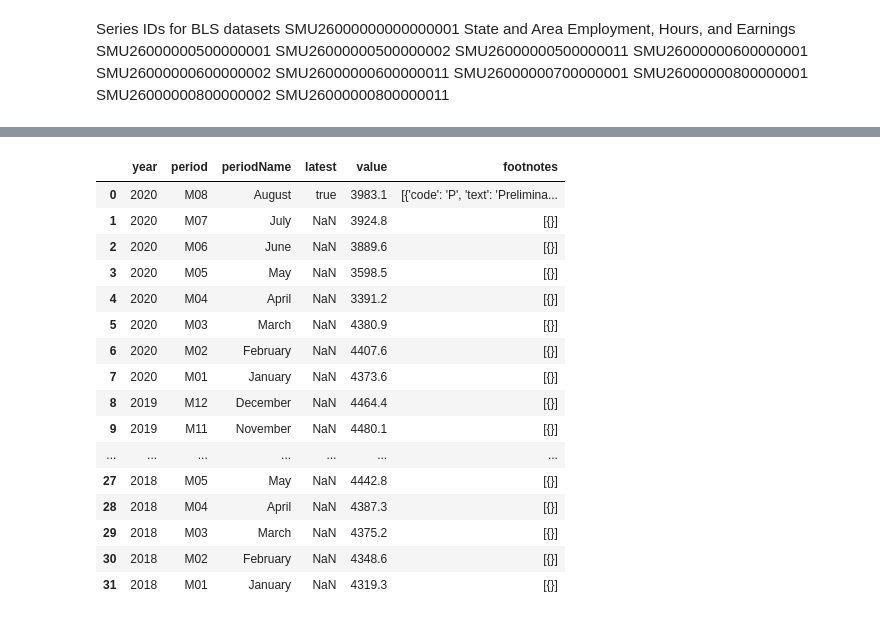
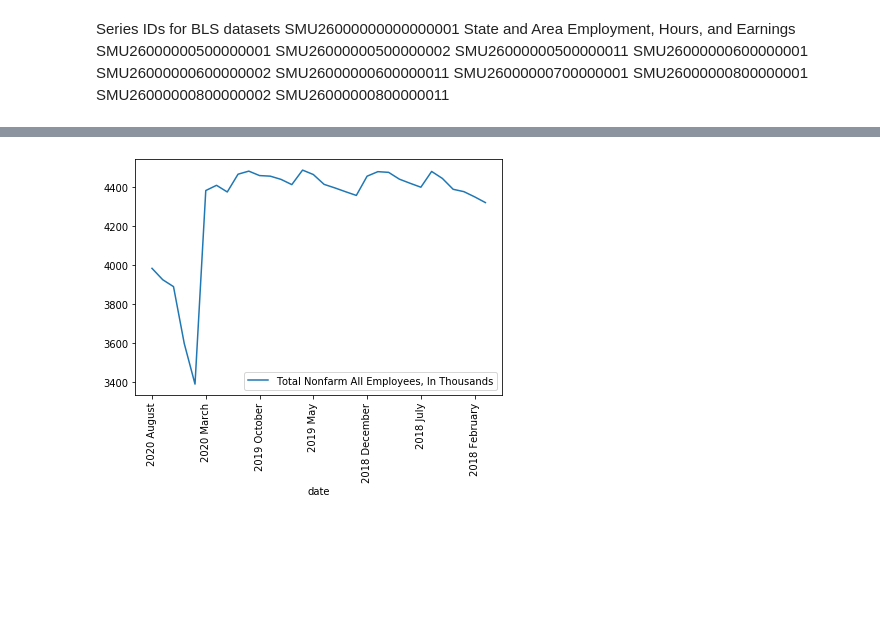
Before and after one commit to KevinKillman/Michigans_Economy_and_Covid, a Jupyter notebook: Kevin/project_1_code.ipynb, the cells around one changed output, grey strips where cells are left out. Cells and saved outputs as stored; diff of their text form; code cells hidden in the pictures; blank space fills up the shorter version.

```diff
--- a/Kevin/project_1_code.ipynb
+++ b/Kevin/project_1_code.ipynb
@@ -203,8 +230,8 @@ dframes = {}
 # Loop creates dictionary dframes with keys being Commerce Industry + Measure Data Type from metadata and values are pandas dataframes
 for series in bls_json['Results']['series']:
     dframes.update({series['catalog']['commerce_industry'] +' '+ series['catalog']['measure_data_type']:pd.DataFrame(series['data'])})
-test_df = dframes['Total Nonfarm All Employees, In Thousands']
+full_bls_df = dframes['Total Nonfarm All Employees, In Thousands']
 for df_name, value_df in dframes.items():
-    test_df[df_name] = value_df['value']
-test_df = test_df.drop(columns=['value', 'latest', 'footnotes'])
-test_df
+    full_bls_df[df_name] = value_df['value']
+full_bls_df = full_bls_df.drop(columns=['value', 'latest', 'footnotes'])
+full_bls_df.iloc[:, np.arange(3,len(full_bls_df.columns))]=full_bls_df.iloc[:, np.arange(3,len(full_bls_df.columns))].astype(float)
@@ -229,20 +238,8 @@ test_df
-# %%
-dframes['Total Nonfarm All Employees, In Thousands']
-# %% [output]
-|  | year | period | periodName | latest | value | footnotes |
-| 0 | 2020 | M08 | August | true | 3983.1 | [{'code': 'P', 'text': 'Prelimina... |
-| 1 | 2020 | M07 | July | NaN | 3924.8 | [{}] |
-| 2 | 2020 | M06 | June | NaN | 3889.6 | [{}] |
-| 3 | 2020 | M05 | May | NaN | 3598.5 | [{}] |
-| 4 | 2020 | M04 | April | NaN | 3391.2 | [{}] |
-| 5 | 2020 | M03 | March | NaN | 4380.9 | [{}] |
-| 6 | 2020 | M02 | February | NaN | 4407.6 | [{}] |
-| 7 | 2020 | M01 | January | NaN | 4373.6 | [{}] |
-| 8 | 2019 | M12 | December | NaN | 4464.4 | [{}] |
-| 9 | 2019 | M11 | November | NaN | 4480.1 | [{}] |
-| ... | ... | ... | ... | ... | ... | ... |
-| 27 | 2018 | M05 | May | NaN | 4442.8 | [{}] |
-| 28 | 2018 | M04 | April | NaN | 4387.3 | [{}] |
-| 29 | 2018 | M03 | March | NaN | 4375.2 | [{}] |
-| 30 | 2018 | M02 | February | NaN | 4348.6 | [{}] |
-| 31 | 2018 | M01 | January | NaN | 4319.3 | [{}] |
+# %%
+full_bls_df['date'] = full_bls_df['year']+' ' +full_bls_df['periodName']
+full_bls_df.plot('date','Total Nonfarm All Employees, In Thousands',  kind = 'line')
+plt.tight_layout()
+plt.xticks(rotation = 90)
+plt.show()
+# %% [output]
+[figure, added]
```
Also changed, not shown: parts of 8 cells of this notebook.
